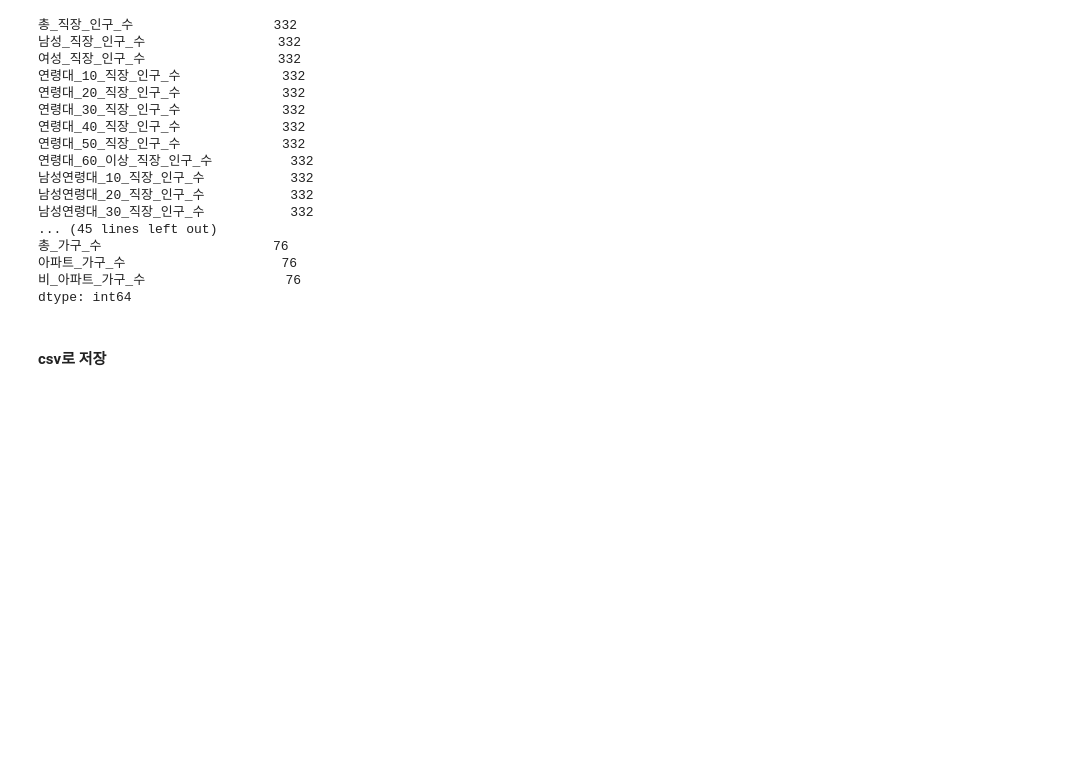
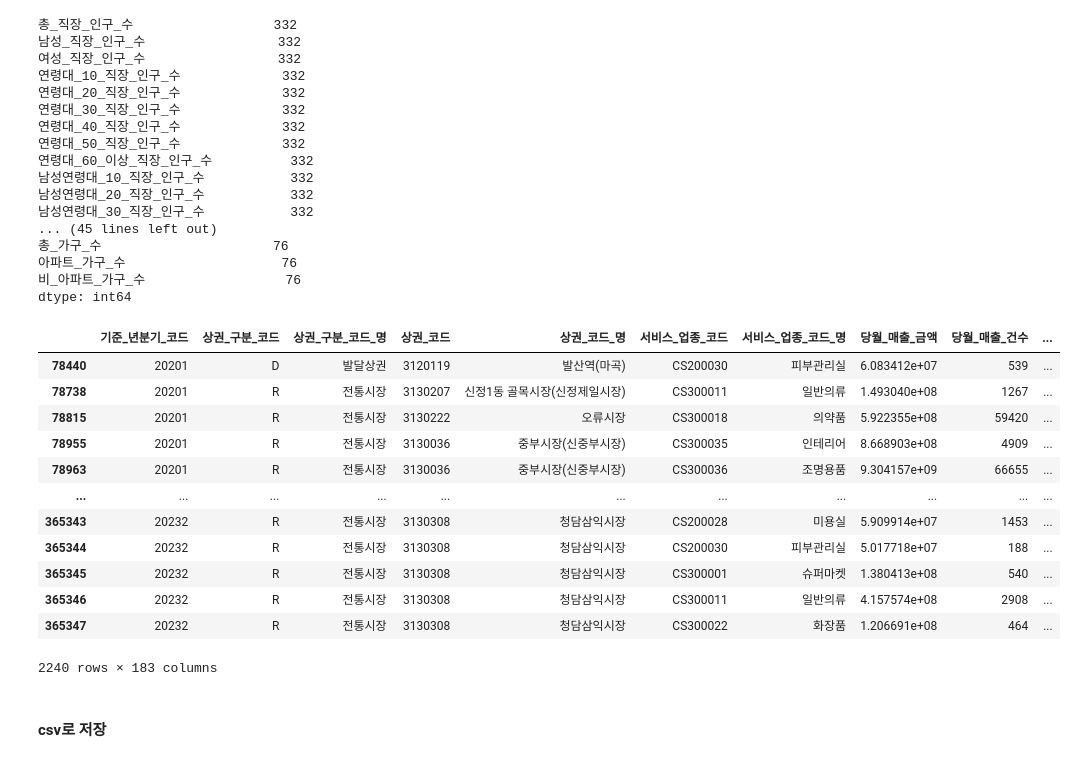
Before and after one commit to KT-AIvle-4th-Big-Project-Team2/SAI, a Jupyter notebook: Modeling/data cleansing_상권.ipynb, the cells around one changed output. Saved outputs shown, nothing was run; the diff lists cells and outputs as text; code cells hidden in the pictures; blank space fills up the shorter version.

```diff
--- a/Modeling/data cleansing_상권.ipynb
+++ b/Modeling/data cleansing_상권.ipynb
@@ -805,3 +891,5 @@ market_data = temp.copy()
 market_data.shape
 # %% [output]
 (365911, 183)
+# %%
+pd.set_option('display.max_rows', 500)
@@ -904,6 +1014,24 @@ temp[temp > 0]
 아파트_가구_수                    76
 비_아파트_가구_수                  76
 dtype: int64
+# %%
+michin = michin[michin['기준_년분기_코드'] >= 20201]
+
+michin[michin['아파트_단지_수'].isnull()]
+# %% [output]
+|  | 기준_년분기_코드 | 상권_구분_코드 | 상권_구분_코드_명 | 상권_코드 | 상권_코드_명 | 서비스_업종_코드 | 서비스_업종_코드_명 | 당월_매출_금액 | 당월_매출_건수 | ... |
+| 78440 | 20201 | D | 발달상권 | 3120119 | 발산역(마곡) | CS200030 | 피부관리실 | 6.083412e+07 | 539 | ... |
+| 78738 | 20201 | R | 전통시장 | 3130207 | 신정1동 골목시장(신정제일시장) | CS300011 | 일반의류 | 1.493040e+08 | 1267 | ... |
+| 78815 | 20201 | R | 전통시장 | 3130222 | 오류시장 | CS300018 | 의약품 | 5.922355e+08 | 59420 | ... |
+| 78955 | 20201 | R | 전통시장 | 3130036 | 중부시장(신중부시장) | CS300035 | 인테리어 | 8.668903e+08 | 4909 | ... |
+| 78963 | 20201 | R | 전통시장 | 3130036 | 중부시장(신중부시장) | CS300036 | 조명용품 | 9.304157e+09 | 66655 | ... |
+| ... | ... | ... | ... | ... | ... | ... | ... | ... | ... | ... |
+| 365343 | 20232 | R | 전통시장 | 3130308 | 청담삼익시장 | CS200028 | 미용실 | 5.909914e+07 | 1453 | ... |
+| 365344 | 20232 | R | 전통시장 | 3130308 | 청담삼익시장 | CS200030 | 피부관리실 | 5.017718e+07 | 188 | ... |
+| 365345 | 20232 | R | 전통시장 | 3130308 | 청담삼익시장 | CS300001 | 슈퍼마켓 | 1.380413e+08 | 540 | ... |
+| 365346 | 20232 | R | 전통시장 | 3130308 | 청담삼익시장 | CS300011 | 일반의류 | 4.157574e+08 | 2908 | ... |
+| 365347 | 20232 | R | 전통시장 | 3130308 | 청담삼익시장 | CS300022 | 화장품 | 1.206691e+08 | 464 | ... |
+2240 rows × 183 columns
 # %% [markdown]
 #### csv로 저장
 # %%
```
Also changed, not shown: parts of 7 cells of this notebook, 1 other file.
